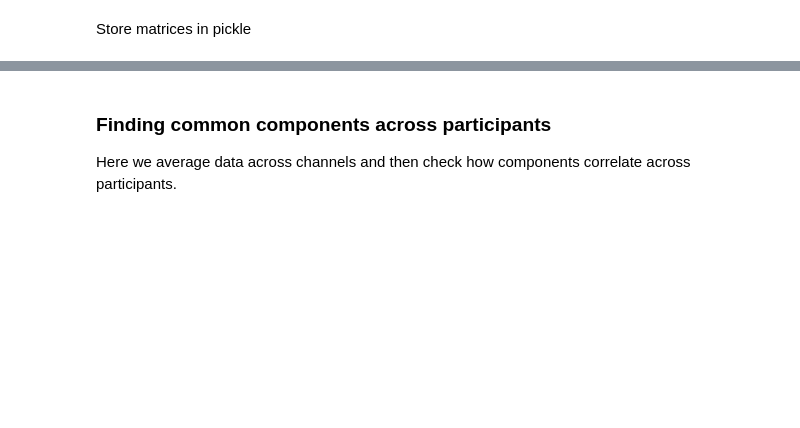
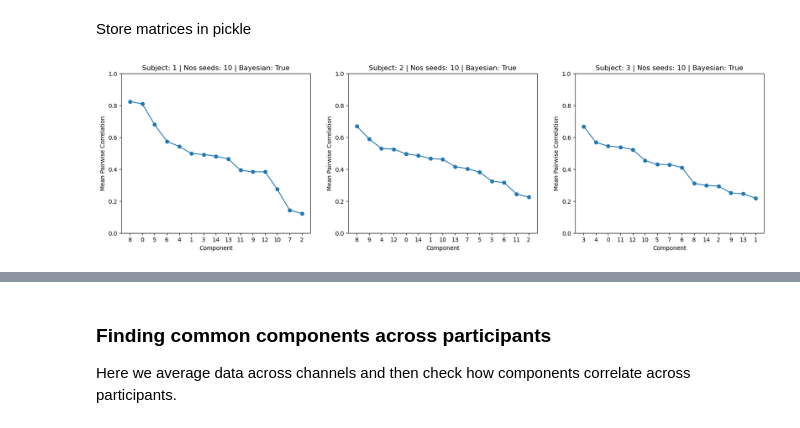
Before and after one commit to AtharvSuryawanshi/Neural-Representations-using-Things-Database, a Jupyter notebook: notebooks/NMF_meg9.ipynb, the cells around one changed output, grey strips where cells are left out. Cells and saved outputs as stored; diff of their text form; code cells hidden in the pictures; blank space fills up the shorter version.

```diff
--- a/notebooks/NMF_meg9.ipynb
+++ b/notebooks/NMF_meg9.ipynb
@@ -421,6 +421,25 @@ def perform_plot_nnls(idk, participant_no, W, X, baseline_regressor = False):
     # self.nnls_results[participant_no] = nnls_results
     # self.new_nmf_components = W.shape[1]
     return nnls_results
+
+mean_correlation_sorted_indices_dict = {}
+def plot_internal_correlations(idk, participants):
+    fig, axs = plt.subplots(1, len(participants), figsize=(20, 5))
+    for i, participant_no in enumerate(participants):
+        W = idk.W_dict[participant_no]
+        mean_correlation = np.array(idk.mean_corr_dict[participant_no])
+        mean_correlation_sorted_indices = np.argsort(mean_correlation)[::-1]
+        mean_correlation_sorted_indices_dict[participant_no] =  mean_correlation_sorted_indices
+        nos_of_clusters = idk.nos_cluster_dict[participant_no]
+        axs[i].plot(mean_correlation[mean_correlation_sorted_indices], marker='o')
+        axs[i].plot(nos_of_clusters, marker='o')
+        axs[i].set_title(f'Subject: {participant_no} | Nos seeds: {nos_seeds} | Bayesian: {BAYESIAN}')
+        axs[i].set_xlabel("Component")
+        axs[i].set_xticks(np.arange(nmf_components))
+        axs[i].set_xticklabels(mean_correlation_sorted_indices)
+        axs[i].set_ylabel("Mean Pairwise Correlation")
+        axs[i].set_ylim([0, 1])
+    plt.show()
 # %% [markdown]
 ### Class
 # %%
@@ -606,4 +644,8 @@ Store matrices in pickle
 
 
 # print(f"File saved at: {file_path}")
+# %%
+plot_internal_correlations(idk, [1,2,3])
+# %% [output]
+[figure, added]
 # %%
```
Also changed, not shown: parts of 17 cells of this notebook.
